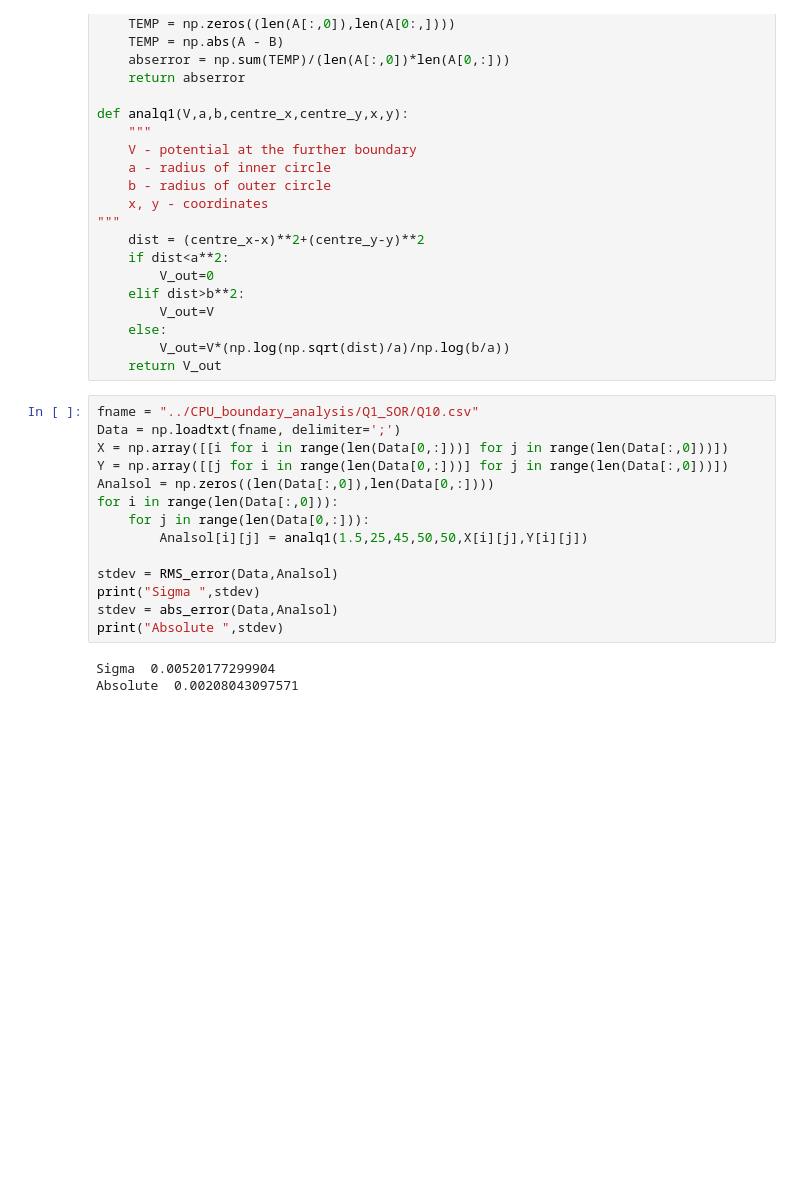
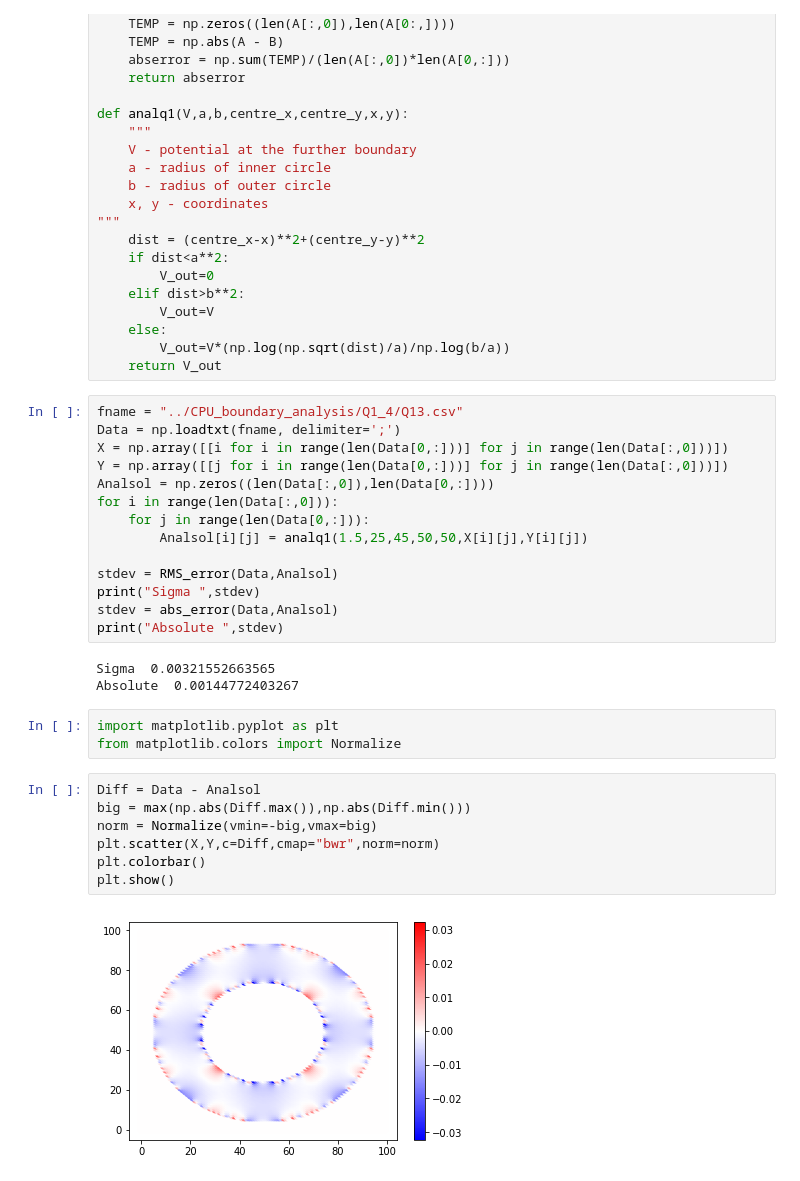
Before and after one commit to Spengarcor/numelectrostatics, a Jupyter notebook: python/Q1_quick_analysis.ipynb, the cells around one changed output. Saved outputs shown, nothing was run; the diff lists cells and outputs as text; blank space fills up the shorter version.

Commit message:
error plotting

```diff
--- a/python/Q1_quick_analysis.ipynb
+++ b/python/Q1_quick_analysis.ipynb
@@ -29,7 +29,7 @@ def analq1(V,a,b,centre_x,centre_y,x,y):
         V_out=V*(np.log(np.sqrt(dist)/a)/np.log(b/a))
     return V_out
 # %%
-fname = "../CPU_boundary_analysis/Q1_SOR/Q10.csv"
+fname = "../CPU_boundary_analysis/Q1_4/Q13.csv"
 Data = np.loadtxt(fname, delimiter=';')
 X = np.array([[i for i in range(len(Data[0,:]))] for j in range(len(Data[:,0]))])
 Y = np.array([[j for i in range(len(Data[0,:]))] for j in range(len(Data[:,0]))])
@@ -43,5 +43,17 @@ print("Sigma ",stdev)
 stdev = abs_error(Data,Analsol)
 print("Absolute ",stdev)
 # %% [output]
-Sigma  0.00520177299904
-Absolute  0.00208043097571
+Sigma  0.00321552663565
+Absolute  0.00144772403267
+# %%
+import matplotlib.pyplot as plt
+from matplotlib.colors import Normalize
+# %%
+Diff = Data - Analsol
+big = max(np.abs(Diff.max()),np.abs(Diff.min()))
+norm = Normalize(vmin=-big,vmax=big)
+plt.scatter(X,Y,c=Diff,cmap="bwr",norm=norm)
+plt.colorbar()
+plt.show()
+# %% [output]
+[figure, added]
```
Also changed, not shown: 1 other file.
